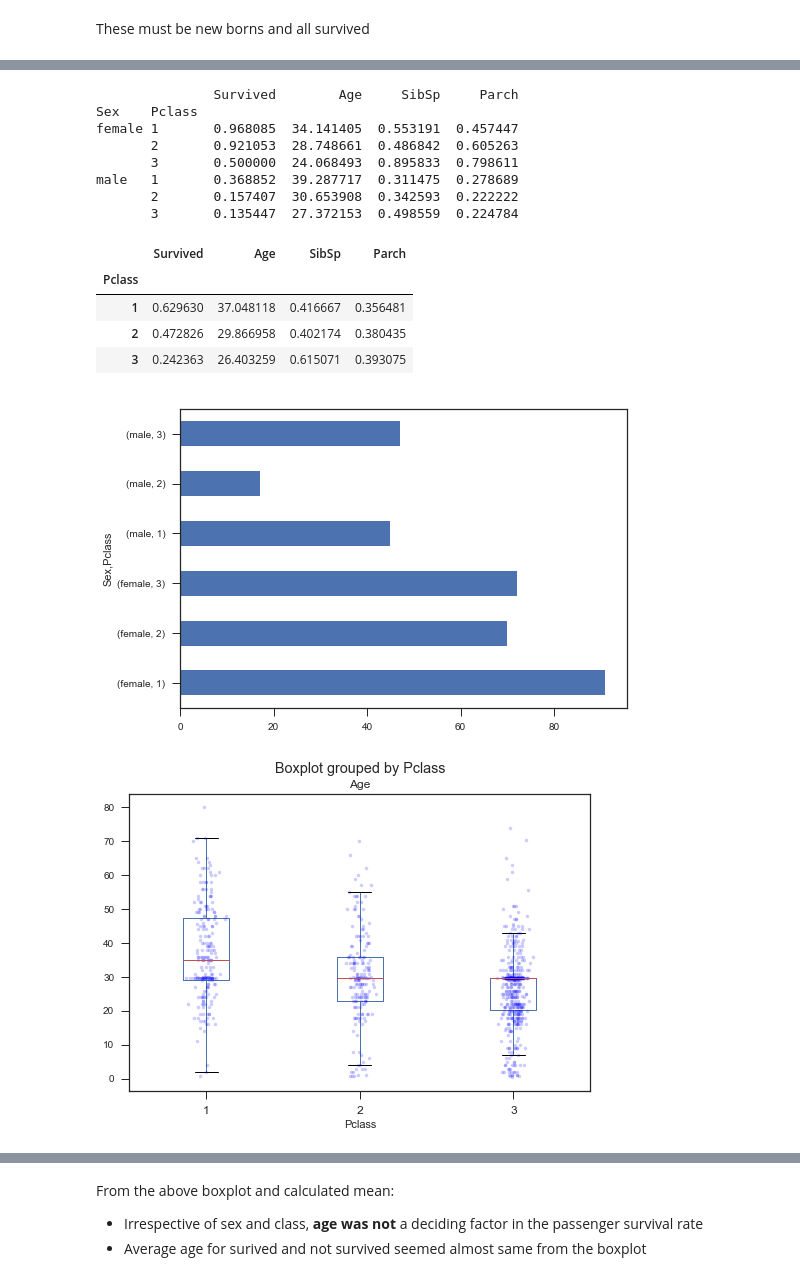
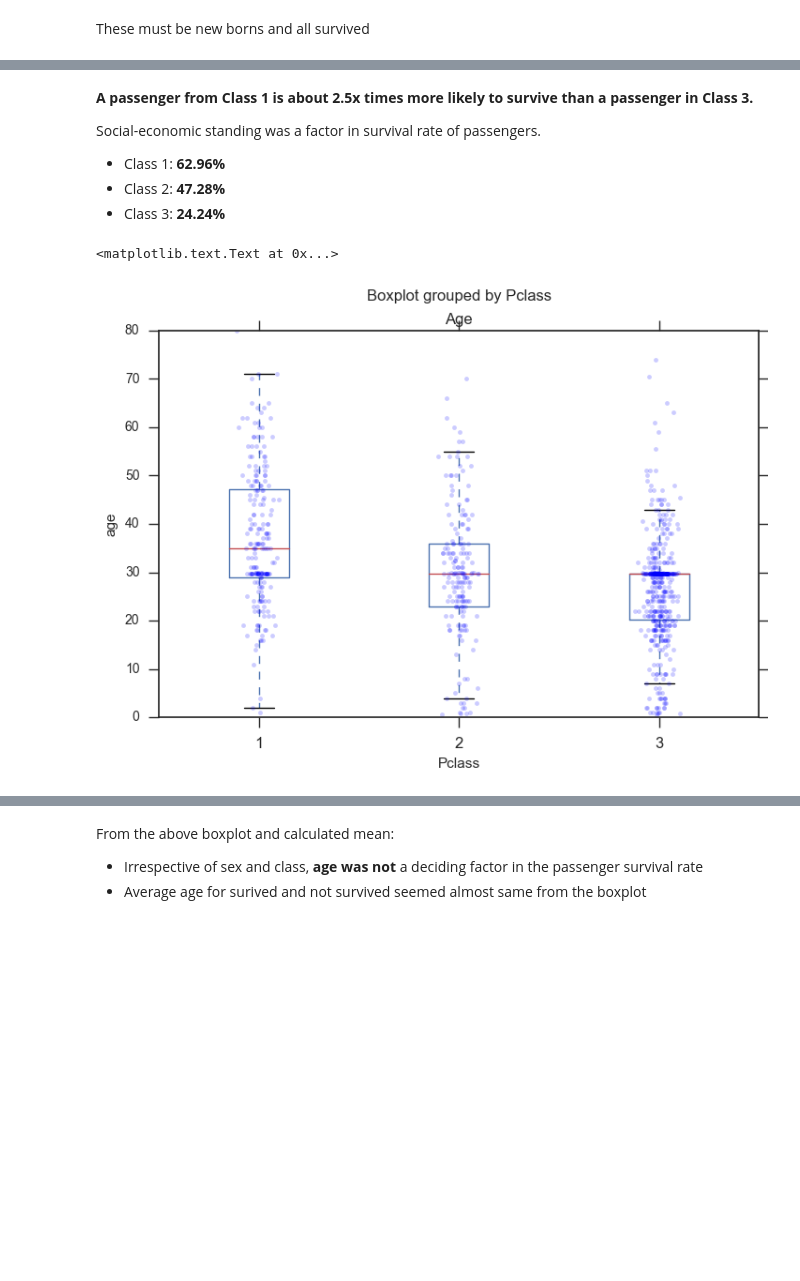
Before and after one commit to gangadhara691/Data-Analyst-NanoDegree, a Jupyter notebook: P2 investigate_dataset/P2.ipynb, the cells around one changed output, grey strips where cells are left out. Saved outputs shown, nothing was run; the diff lists cells and outputs as text; code cells hidden in the pictures; blank space fills up the shorter version.

```diff
--- a/P2 investigate_dataset/P2.ipynb
+++ b/P2 investigate_dataset/P2.ipynb
@@ -239,36 +297,19 @@ Male Survival rate: 18.8%
+# %% [markdown]
+ **A passenger from Class 1 is about 2.5x times more likely to survive than a passenger in Class 3.**
+
+Social-economic standing was a factor in survival rate of passengers.
+
+- Class 1: **62.96%**
+- Class 2: **47.28%**
+- Class 3: **24.24%**
 # %%
-#PCLASS
-survive=data.groupby(['Sex','Pclass'])
-survive.Survived.sum().plot(kind='barh')
-print(survive.mean())
-
-
 bp = data.boxplot(column='Age', by='Pclass', grid=False)
 for i in [1,2,3]:
     y =data.Age[data.Pclass==i].dropna()
     # Add some random "jitter" to the x-axis
     x = np.random.normal(i, 0.04, size=len(y))
     plt.plot(x, y, 'b.', alpha=0.2)
-
-survivals = pd.crosstab([data_s.Pclass, data_s.Sex], data_s.Survived.astype(bool))
-survivals.plot(kind='bar', stacked=True)
-survivals = pd.crosstab([data_s.Pclass], data_s.Survived.astype(bool))
-survivals.plot(kind='bar', stacked=True)
-survival=data.groupby(['Pclass'])
-survival.mean()
+plt.ylabel("age")
 # %% [output]
-               Survived        Age     SibSp     Parch
-Sex    Pclass
-female 1       0.968085  34.141405  0.553191  0.457447
-       2       0.921053  28.748661  0.486842  0.605263
-       3       0.500000  24.068493  0.895833  0.798611
-male   1       0.368852  39.287717  0.311475  0.278689
-       2       0.157407  30.653908  0.342593  0.222222
-       3       0.135447  27.372153  0.498559  0.224784
+<matplotlib.text.Text at 0x...>
-|  | Survived | Age | SibSp | Parch |
-| Pclass |  |  |  |  |
-| 1 | 0.629630 | 37.048118 | 0.416667 | 0.356481 |
-| 2 | 0.472826 | 29.866958 | 0.402174 | 0.380435 |
-| 3 | 0.242363 | 26.403259 | 0.615071 | 0.393075 |
-[figure, old version]
+[figure, new version]
-[figure, removed]
```
Also changed, not shown: parts of 23 cells of this notebook, 3 other files.
